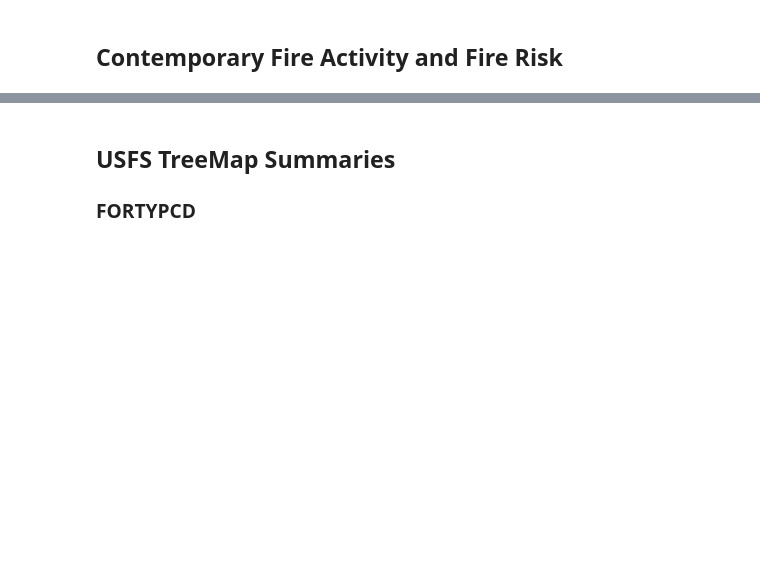
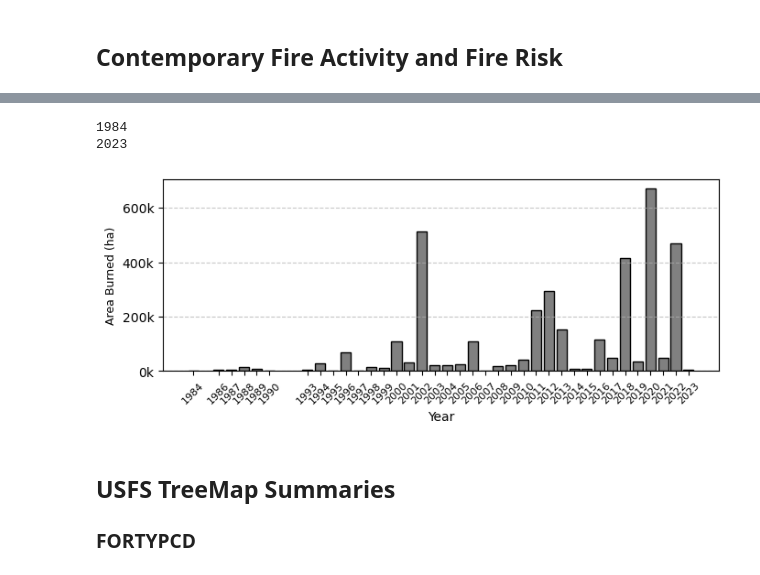
Before and after one commit to natshoff/aspen-fire-fork, a Jupyter notebook: Aim3/code/future-aspen_grid_prep.ipynb, the cells around one changed output, grey strips where cells are left out. Drawn from its saved outputs; the diff is of its cells as text; code cells hidden in the pictures; blank space fills up the shorter version.

```diff
--- a/Aim3/code/future-aspen_grid_prep.ipynb
+++ b/Aim3/code/future-aspen_grid_prep.ipynb
@@ -198,0 +573,4 @@ print(len(ff_aspen_grids))
+# %%
+mtbs['Ig_Date'] = pd.to_datetime(mtbs['Ig_Date'])
+mtbs['Fire_Year'] = mtbs['Ig_Date'].dt.year
+mtbs[['Ig_Date','Fire_Year']].head()
@@ -198,0 +584,35 @@ print(len(ff_aspen_grids))
+# %%
+print(mtbs['Fire_Year'].min())
+print(mtbs['Fire_Year'].max())
+# %% [output]
+1984
+2023
+# %%
+# plot the annual area burned
+burned_area = mtbs.groupby('Fire_Year')['BurnBndAc'].sum().reset_index()
+
+# Function to format colorbar labels with 'k' notation
+def format_ticks(value, _):
+    return f'{int(value / 1000)}k'
+
+formatter = FuncFormatter(format_ticks)
+
+# Plot the results
+plt.figure(figsize=(7, 3))
+plt.bar(burned_area['Fire_Year'], burned_area['BurnBndAc'], color='grey', edgecolor='black')
+plt.xlabel('Year', fontsize=10)
+plt.ylabel('Area Burned (ha)', fontsize=9)
+plt.xticks(burned_area['Fire_Year'], rotation=45, size=8)
+
+# Apply custom formatting to y-axis
+plt.gca().yaxis.set_major_formatter(formatter)
+# plt.ylim(10000, None)
+
+plt.grid(axis='y', linestyle='--', alpha=0.7)
+plt.tight_layout()
+
+plt.savefig(os.path.join(projdir, 'Aim3/figures/MTBS_annualBurnedArea.png'), dpi=300, bbox_inches='tight')
+
+plt.show()
+# %% [output]
+[figure, added]
```
Also changed, not shown: parts of 36 cells of this notebook, 5 other files.
